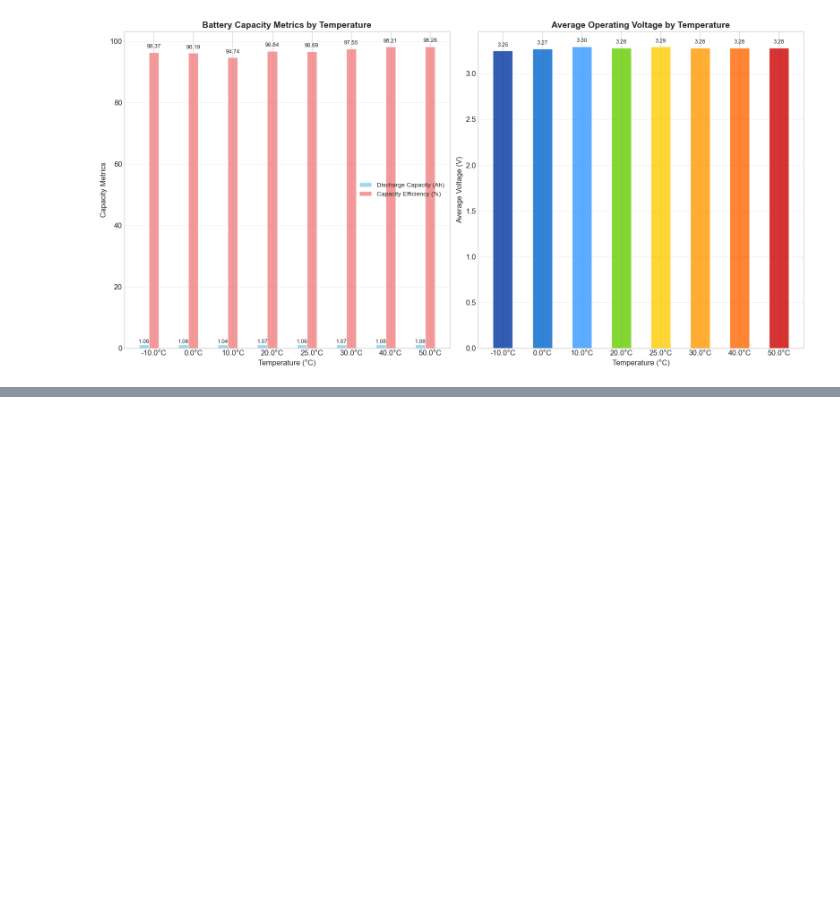
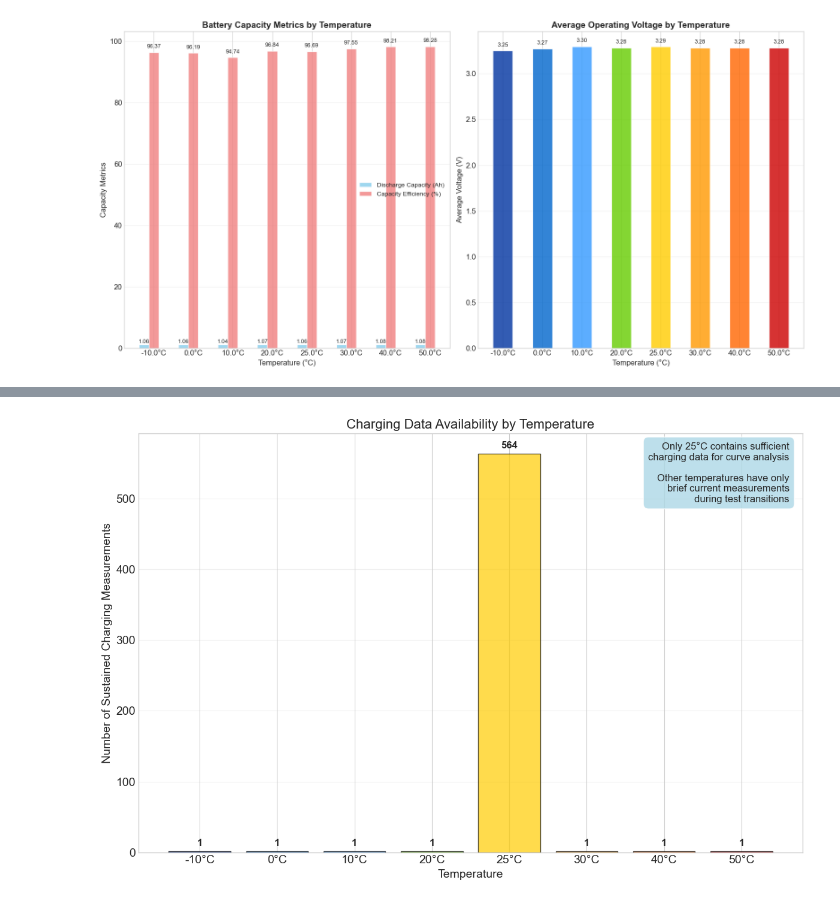
Before and after one commit to Jai-Kumar786/Assignments, a Jupyter notebook: A123 battery/low ocv curr -10.ipynb, the cells around one changed output, grey strips where cells are left out. Cells and saved outputs as stored; diff of their text form; code cells hidden in the pictures; blank space fills up the shorter version.

```diff
--- a/A123 battery/low ocv curr -10.ipynb
+++ b/A123 battery/low ocv curr -10.ipynb
@@ -1498,0 +1866,49 @@ plot_comprehensive_battery_bar_comparison(temp_datasets,temp_colors)
+# %%
+def explain_data_limitations(datasets):
+    """
+    Create a visualization explaining the data collection differences
+    """
+
+    fig, ax = plt.subplots(figsize=(12, 8))
+
+    # Show the charging current frequency for each temperature
+    temps = []
+    charging_points = []
+    colors = []
+
+    for temp, df in datasets.items():
+        temps.append(f'{temp}°C')
+        # Count sustained charging measurements (current > 1.0A)
+        charging_count = len(df[df['Current(A)'] > 1.0])
+        charging_points.append(charging_count)
+        colors.append(temp_colors[temp])
+
+    bars = ax.bar(temps, charging_points, color=colors, alpha=0.7, edgecolor='black')
+
+    # Add value labels on bars
+    for bar, count in zip(bars, charging_points):
+        height = bar.get_height()
+        ax.text(bar.get_x() + bar.get_width()/2., height + 5,
+               f'{count}', ha='center', va='bottom', fontsize=12, fontweight='bold')
+
+    ax.set_title('Charging Data Availability by Temperature', fontsize=16)
+    ax.set_xlabel('Temperature', fontsize=14)
+    ax.set_ylabel('Number of Sustained Charging Measurements', fontsize=14)
+    ax.grid(axis='y', alpha=0.3)
+
+    # Add explanation
+    ax.text(0.98, 0.98,
+           'Only 25°C contains sufficient\ncharging data for curve analysis\n\n'
+           'Other temperatures have only\nbrief current measurements\nduring test transitions',
+           transform=ax.transAxes, ha='right', va='top',
+           bbox=dict(boxstyle="round,pad=0.5", facecolor='lightblue', alpha=0.8),
+           fontsize=12)
+
+    plt.tight_layout()
+    plt.savefig('data_availability_explanation.png', dpi=300, bbox_inches='tight')
+    plt.show()
+
+# Show the data limitation explanation
+explain_data_limitations(temp_datasets)
+# %% [output]
+[figure, added]
```
Also changed, not shown: parts of 9 cells of this notebook.
